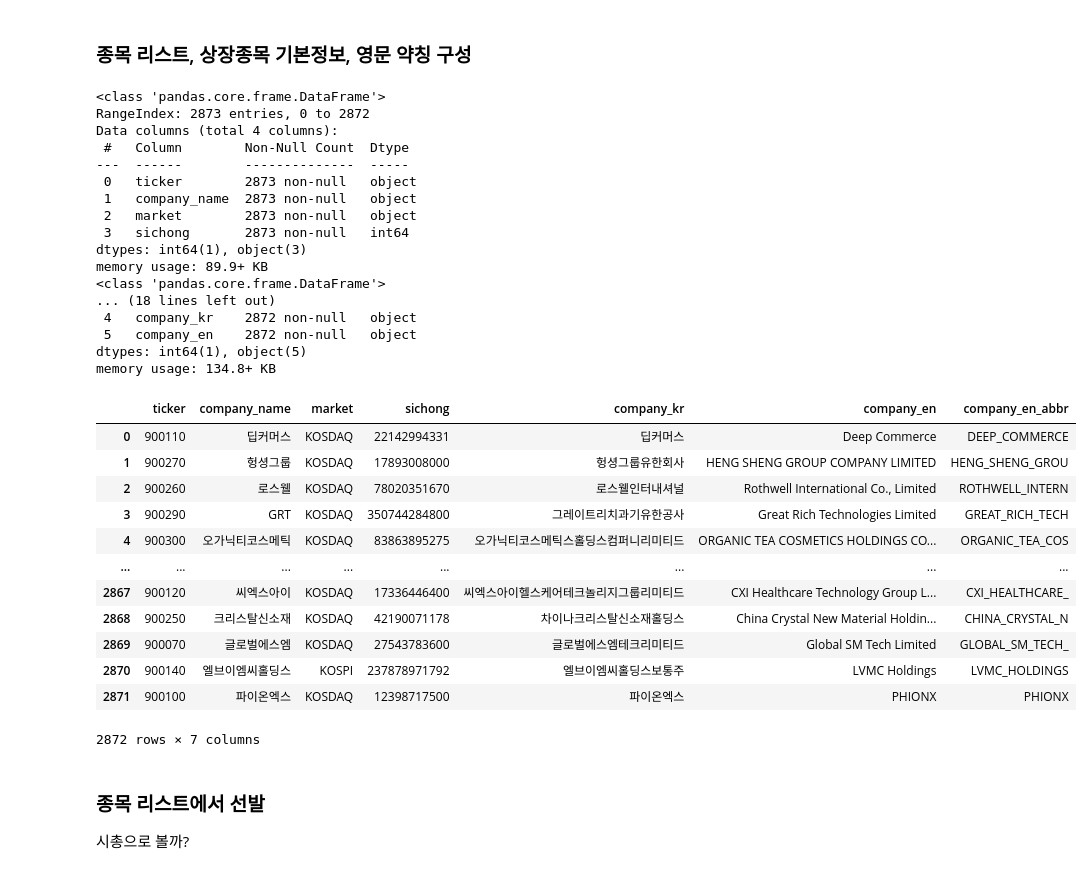
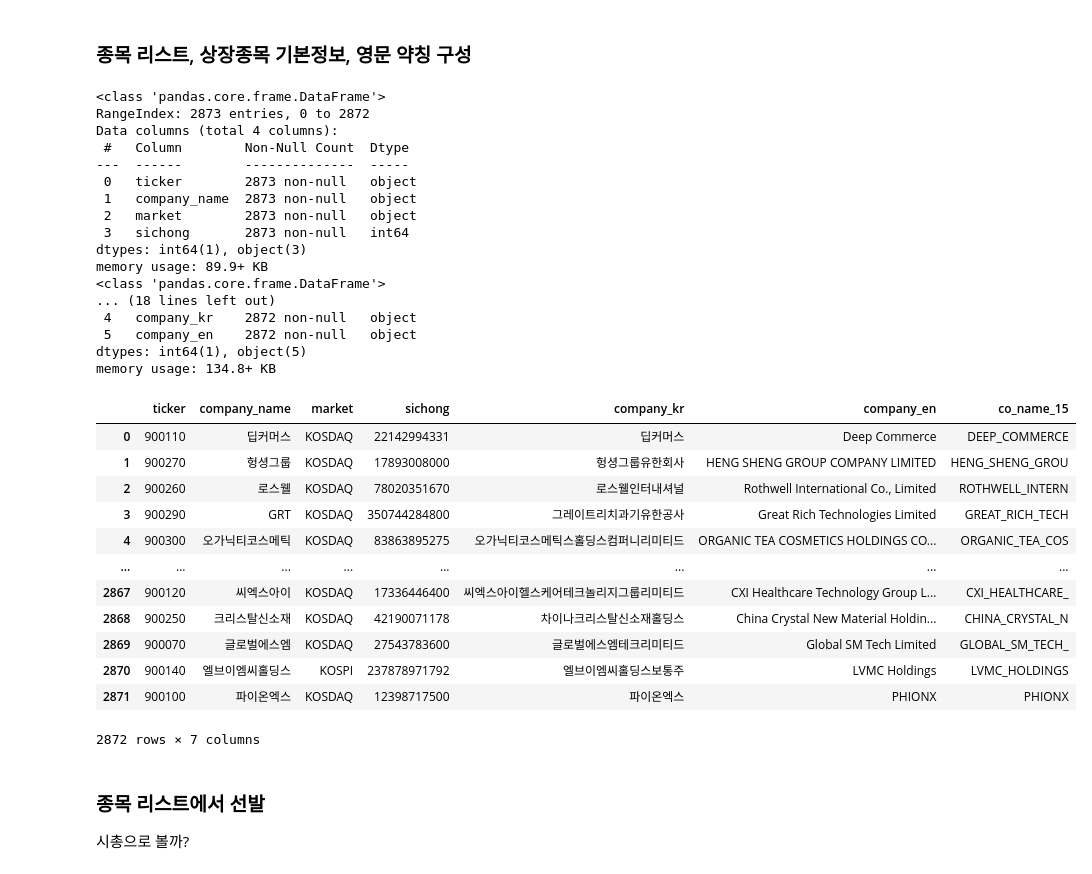
Before and after one commit to bahn28/salad, a Jupyter notebook: az_krx_001.ipynb, the cells around one changed output. Saved outputs shown, nothing was run; the diff lists cells and outputs as text; code cells hidden in the pictures.

```diff
--- a/az_krx_001.ipynb
+++ b/az_krx_001.ipynb
@@ -74,36 +74,36 @@ df_krx_lst
 pattern = r'(?i)\s+(Co\.,?\s*Ltd\.|Inc\.|Corp\.|Ltd\.|Company)'
 
 # 수식어 제거 후 -> 양끝 공백 제거(.str.strip()) -> 빈칸을 언더바(_)로 치환(.str.replace)
-df_krx_lst['company_en_abbr'] = (
+df_krx_lst['co_name_15'] = (
     df_krx_lst['company_en']
     .str.replace(pattern, '', regex=True)
     .str.strip()
     .str.replace(r'\s+', '_', regex=True)  # 연속된 빈칸을 모두 언더바(_)로 바꿉니다.
     .str.upper()
     .str[:15]
 )
 df_krx_lst
 
 ### 여기 작업중...
 # %% [output]
 <class 'pandas.core.frame.DataFrame'>
 RangeIndex: 2873 entries, 0 to 2872
 Data columns (total 4 columns):
  #   Column        Non-Null Count  Dtype
 ---  ------        --------------  -----
  0   ticker        2873 non-null   object
  1   company_name  2873 non-null   object
  2   market        2873 non-null   object
  3   sichong       2873 non-null   int64
 dtypes: int64(1), object(3)
 memory usage: 89.9+ KB
 <class 'pandas.core.frame.DataFrame'>
 ... (18 lines left out)
  4   company_kr    2872 non-null   object
  5   company_en    2872 non-null   object
 dtypes: int64(1), object(5)
 memory usage: 134.8+ KB
-|  | ticker | company_name | market | sichong | company_kr | company_en | company_en_abbr |
+|  | ticker | company_name | market | sichong | company_kr | company_en | co_name_15 |
 | 0 | 900110 | 딥커머스 | KOSDAQ | 22142994331 | 딥커머스 | Deep Commerce | DEEP_COMMERCE |
 | 1 | 900270 | 헝셩그룹 | KOSDAQ | 17893008000 | 헝셩그룹유한회사 | HENG SHENG GROUP COMPANY LIMITED | HENG_SHENG_GROU |
 | 2 | 900260 | 로스웰 | KOSDAQ | 78020351670 | 로스웰인터내셔널 | Rothwell International Co., Limited | ROTHWELL_INTERN |
```
Also changed, not shown: parts of 5 cells of this notebook.
